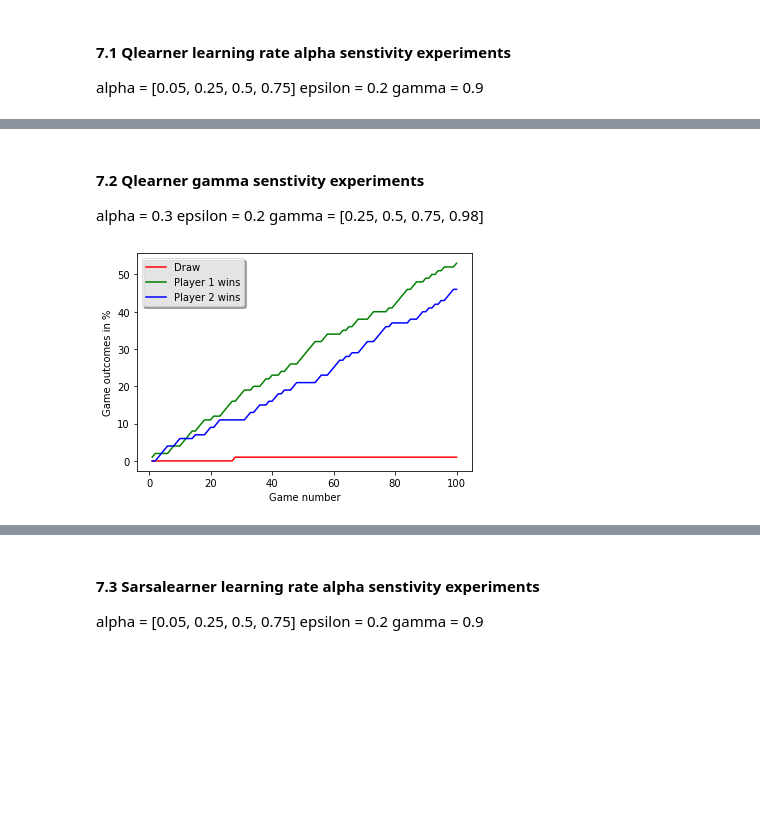
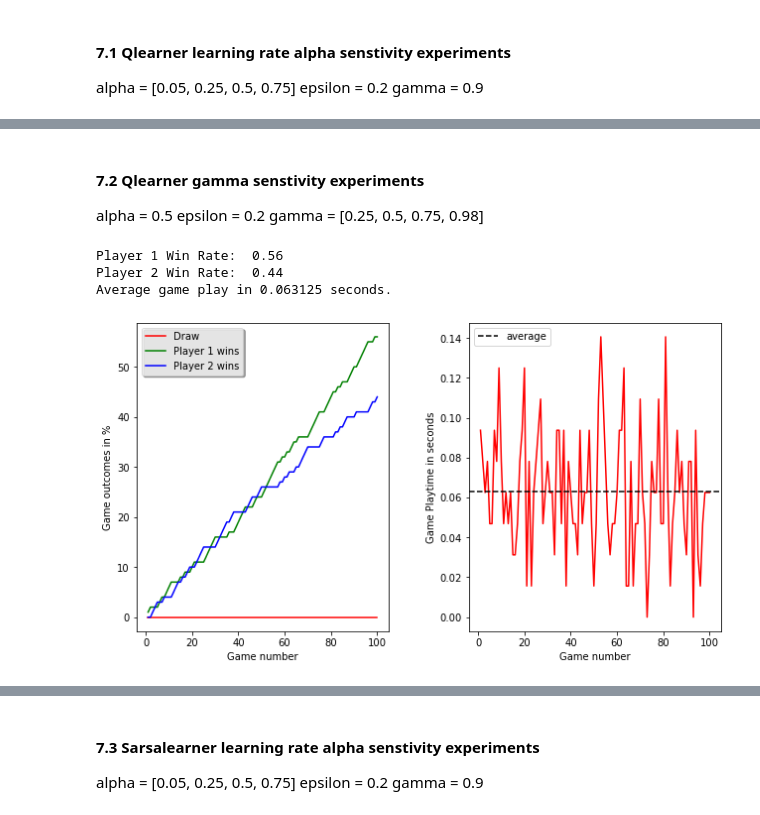
Before and after one commit to Team-Equality-RL-Project/connect-4, a Jupyter notebook: src/Connect4_Play.ipynb, the cells around one changed output, grey strips where cells are left out. Saved outputs shown, nothing was run; the diff lists cells and outputs as text; code cells hidden in the pictures; blank space fills up the shorter version.

```diff
--- a/src/Connect4_Play.ipynb
+++ b/src/Connect4_Play.ipynb
@@ -147,5 +152,8 @@ if __name__ == "__main__":
     num_games = 100
     PlayerType_1 = "qlearner"
     PlayerType_2 = "sarsalearner"
-    GameView(1200, 760).main_menu(PlayerType_1, PlayerType_2, num_games)
+    alpha   = 0.5
+    epsilon = 0.2
+    gamma   = 0.25
+    GameView(1200, 760).main_menu(PlayerType_1, PlayerType_2, num_games, epsilon, alpha, gamma)
 # %% [output]
@@ -317,6 +339,6 @@ From the plots it can be observed that
 # %% [markdown]
 #### 7.2 Qlearner gamma senstivity experiments
-   alpha   = 0.3
+   alpha   = 0.5
    epsilon = 0.2
    gamma   = [0.25, 0.5, 0.75, 0.98]
 # %%
@@ -324,17 +346,20 @@ reset_alpha_gamma_tables()
 # %%
 #### 7.2.1 Qlearner vs Random Move Player battle over 100 games [ gamma = 0.25 ]
 if __name__ == "__main__":
     num_games = 100
     PlayerType_1 = "qlearner"
     PlayerType_2 = "random"
     exp_alpha = 0
     exp_gamma = 1
-    alpha   = 0.3
+    alpha   = 0.5
     epsilon = 0.2
     gamma   = 0.25
     GameView(1200, 760).main_menu(PlayerType_1, PlayerType_2, num_games, epsilon, alpha, gamma, exp_alpha, exp_gamma)
 # %% [output]
+Player 1 Win Rate:  0.56
+Player 2 Win Rate:  0.44
+Average game play in 0.063125 seconds.
-[figure, old version]
+[figure, new version]
 # %%
 #### 7.2.2 Qlearner vs Random Move Player battle over 100 games [ gamma = 0.5 ]
 if __name__ == "__main__":
```
Also changed, not shown: parts of 41 cells of this notebook, 3 other files.
